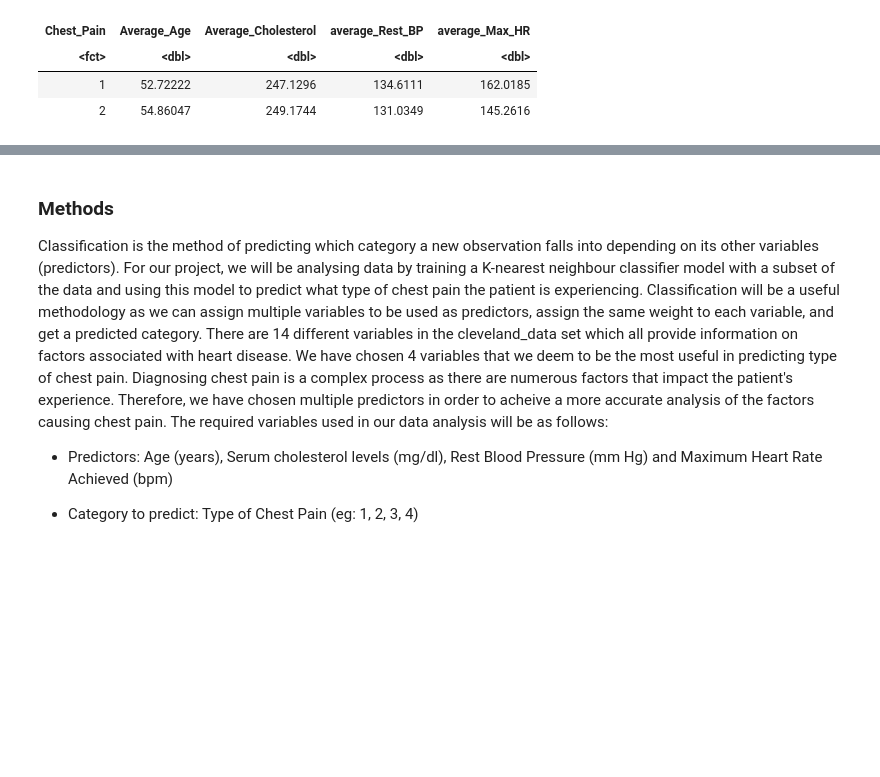
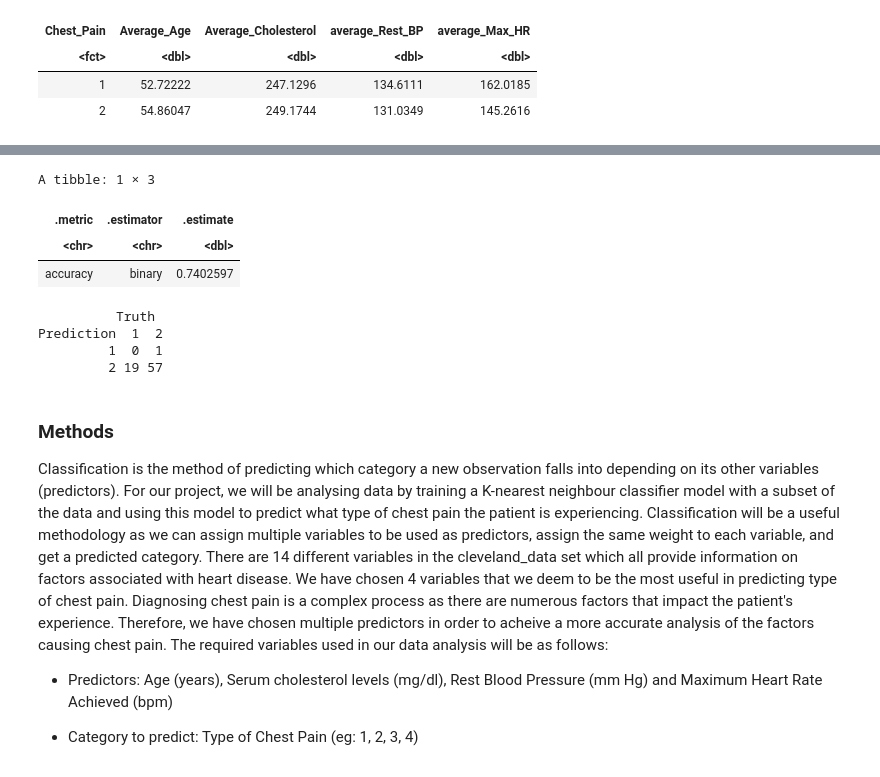
Before and after one commit to jordan28grant/datascience_007, a Jupyter notebook: data/proposal.ipynb, the cells around one changed output, grey strips where cells are left out. Cells and saved outputs as stored; diff of their text form; code cells hidden in the pictures; blank space fills up the shorter version.

```diff
--- a/data/proposal.ipynb
+++ b/data/proposal.ipynb
@@ -246,3 +194,37 @@ A tibble: 1 × 3
+# %%
+#Make a new model specification for the best K value
+knn_spec <- nearest_neighbor(weight_func = "rectangular", neighbors = 21) |>
+    set_engine("kknn") |>
+    set_mode("classification")
+
+#Retrain the classifier
+knn_fit <- workflow() |>
+    add_recipe(chest_pain_recipe) |>
+    add_model(knn_spec) |>
+    fit(data = cleveland_train)
+
+#Evaluate the estimated accuracy of the classifier
+chest_pain_test_predictions <- predict(knn_fit, cleveland_test) |>
+    bind_cols(cleveland_test)
+
+#Find the accuracy
+chest_pain_test_predictions |>
+    metrics(truth = Chest_Pain, estimate = .pred_class) |>
+    filter(.metric == "accuracy")
+
+#Find the confusion matrix
+confusion <- chest_pain_test_predictions |>
+    conf_mat(truth = Chest_Pain, estimate = .pred_class)
+confusion
+# %% [output]
+A tibble: 1 × 3
+| .metric | .estimator | .estimate |
+| <chr> | <chr> | <dbl> |
+| accuracy | binary | 0.7402597 |
+          Truth
+Prediction  1  2
+         1  0  1
+         2 19 57
 # %% [markdown]
 ### Methods
 
```
Also changed, not shown: parts of 9 cells of this notebook.
